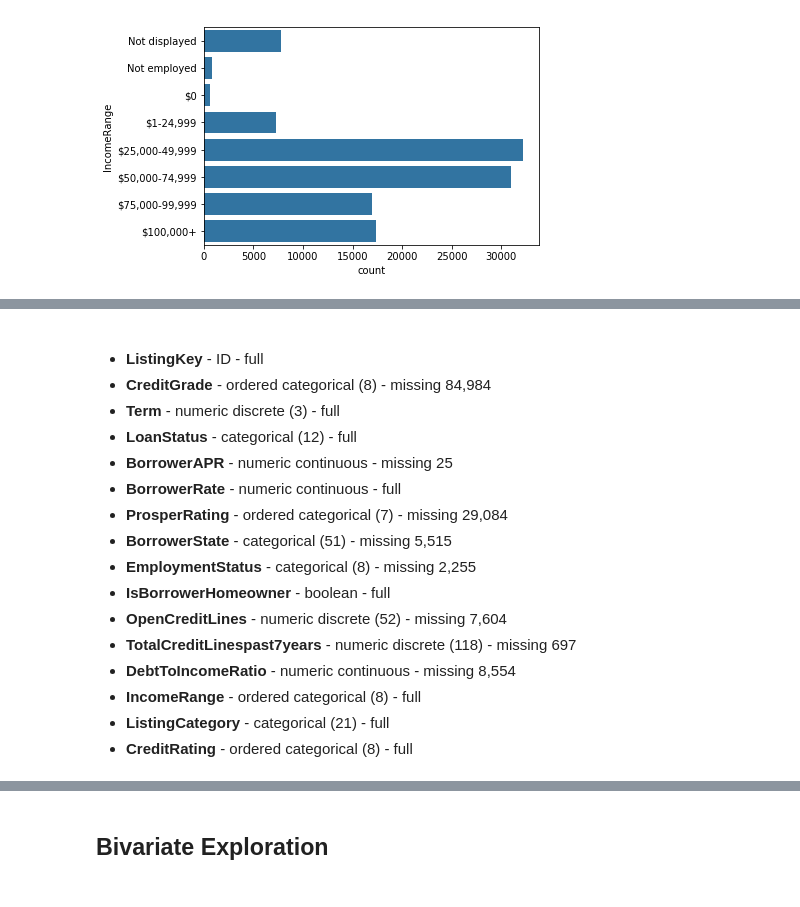
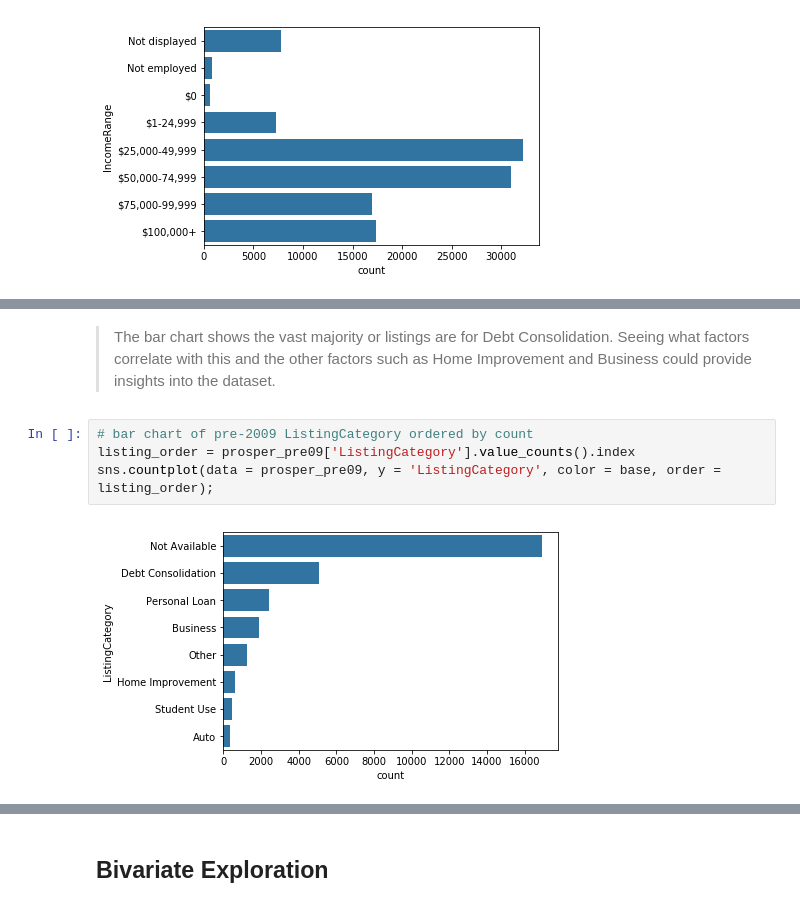
Before and after one commit to deepaksithu/Communicate_Data_Findings_Project, a Jupyter notebook: prosper_loan_data_analysis.ipynb, the cells around one changed output, grey strips where cells are left out. Saved outputs shown, nothing was run; the diff lists cells and outputs as text.

```diff
--- a/prosper_loan_data_analysis.ipynb
+++ b/prosper_loan_data_analysis.ipynb
@@ -557,19 +552,8 @@ sns.countplot(data = prosper, y = 'ListingCategory', color = base, order = listi
-# %% [markdown]
->
-# %% [markdown]
-* **ListingKey** - ID - full
-* **CreditGrade** - ordered categorical (8) - missing 84,984
-* **Term** - numeric discrete (3) - full
-* **LoanStatus** - categorical (12) - full
-* **BorrowerAPR** - numeric continuous - missing 25
-* **BorrowerRate** - numeric continuous - full
-* **ProsperRating** - ordered categorical (7) - missing 29,084
-* **BorrowerState** - categorical (51) - missing 5,515
-* **EmploymentStatus** - categorical (8) - missing 2,255
-* **IsBorrowerHomeowner** - boolean - full
-* **OpenCreditLines** - numeric discrete (52) - missing 7,604
-* **TotalCreditLinespast7years** - numeric discrete (118) - missing 697
-* **DebtToIncomeRatio** - numeric continuous - missing 8,554
-* **IncomeRange** - ordered categorical (8) - full
-* **ListingCategory** - categorical (21) - full
-* **CreditRating** - ordered categorical (8) - full
+# %% [markdown]
+> The bar chart shows the vast majority or listings are for Debt Consolidation. Seeing what factors correlate with this and the other factors such as Home Improvement and Business could provide insights into the dataset.
+# %%
+# bar chart of pre-2009 ListingCategory ordered by count
+listing_order = prosper_pre09['ListingCategory'].value_counts().index
+sns.countplot(data = prosper_pre09, y = 'ListingCategory', color = base, order = listing_order);
+# %% [output]
+[figure, added]
```
Also changed, not shown: parts of 65 cells of this notebook.
